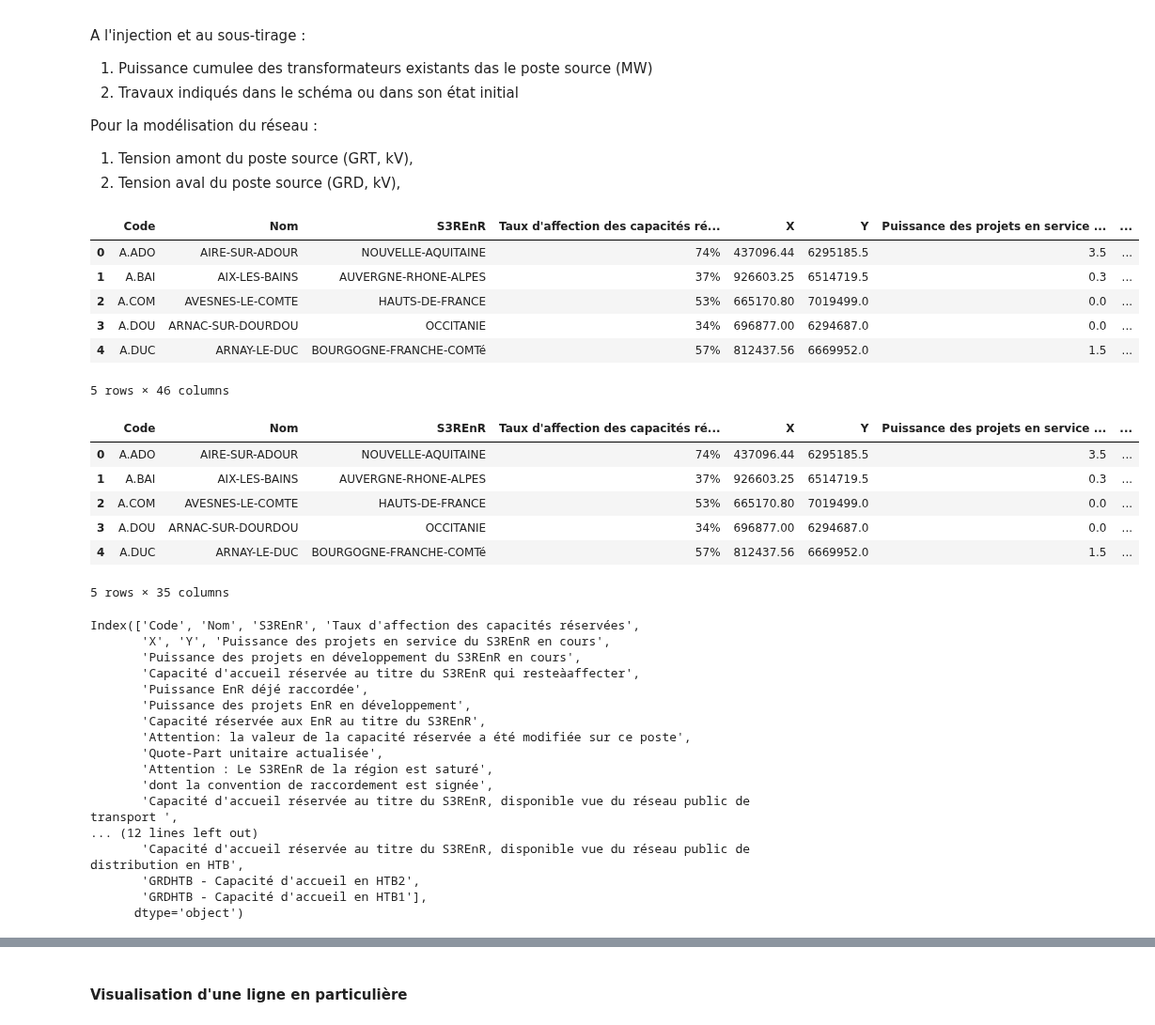
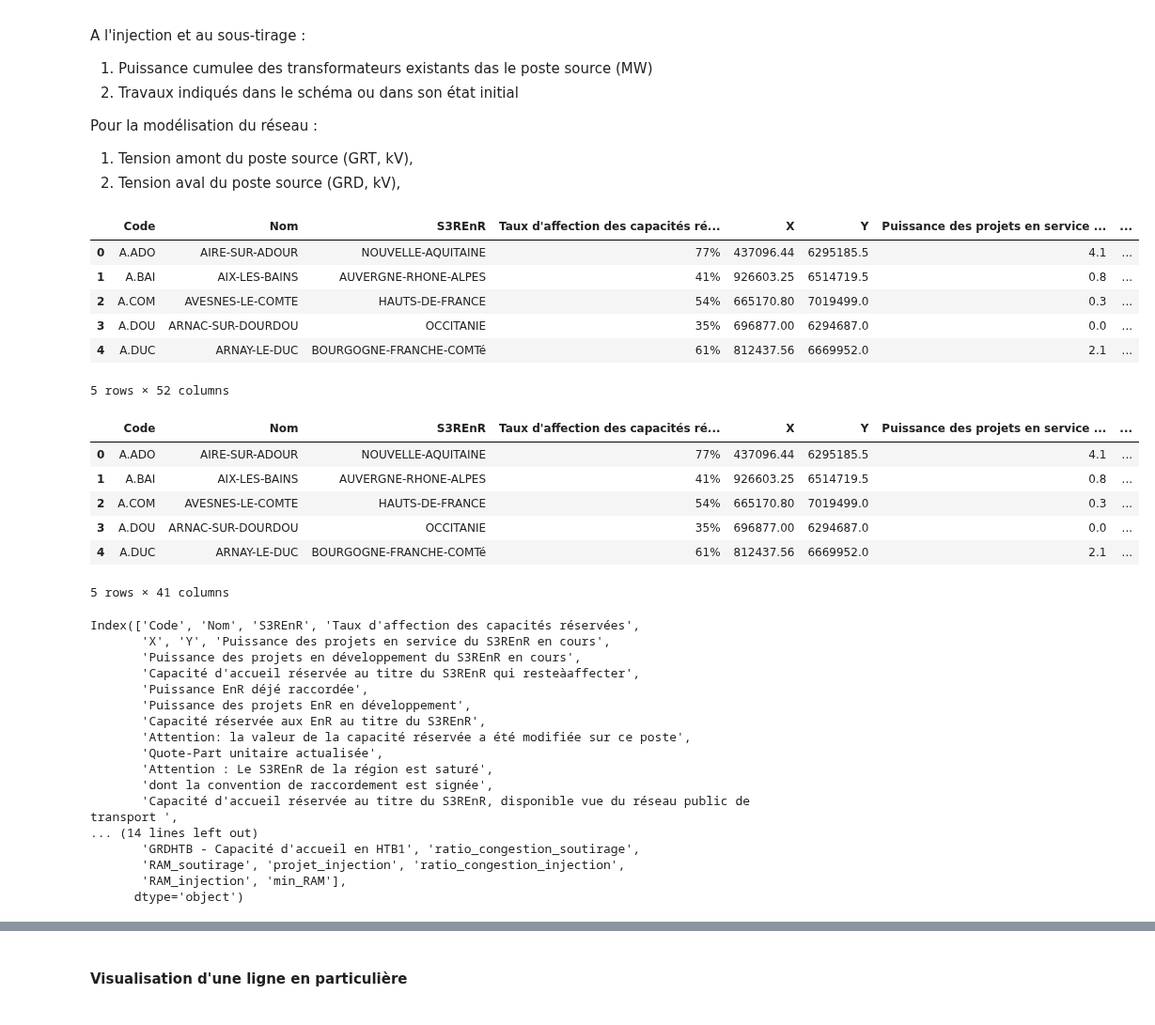
Before and after one commit to MattEclipse/congestion, a Jupyter notebook: notebooks/donnee_reseau.ipynb, the cells around one changed output, grey strips where cells are left out. Shown at 94% size. Saved outputs shown, nothing was run; the diff lists cells and outputs as text; code cells hidden in the pictures.

```diff
--- a/notebooks/donnee_reseau.ipynb
+++ b/notebooks/donnee_reseau.ipynb
@@ -265,20 +259,20 @@ Pour la modélisation du réseau :
 1. Tension amont du poste source (GRT, kV),
 2. Tension aval du poste source (GRD, kV),
 # %%
-current_file = '2412_CapacitesDAccueil'
+current_file = '2501_CapacitesDAccueil'
 root = '/Users/matthiasmolenat/repos/congestion/data/'
 path_corrected_capa_accueil = f'{root}corrected_{current_file}.csv'
 
-df_capareseau = pd.read_csv(path_corrected_capa_accueil,delimiter=';')
+df_capareseau = pd.read_csv(path_corrected_capa_accueil,sep=',', index_col=0)
 df_capareseau.head()
 # %% [output]
 |  | Code | Nom | S3REnR | Taux d'affection des capacités ré... | X | Y | Puissance des projets en service ... | ... |
-| 0 | A.ADO | AIRE-SUR-ADOUR | NOUVELLE-AQUITAINE | 74% | 437096.44 | 6295185.5 | 3.5 | ... |
-| 1 | A.BAI | AIX-LES-BAINS | AUVERGNE-RHONE-ALPES | 37% | 926603.25 | 6514719.5 | 0.3 | ... |
-| 2 | A.COM | AVESNES-LE-COMTE | HAUTS-DE-FRANCE | 53% | 665170.80 | 7019499.0 | 0.0 | ... |
-| 3 | A.DOU | ARNAC-SUR-DOURDOU | OCCITANIE | 34% | 696877.00 | 6294687.0 | 0.0 | ... |
-| 4 | A.DUC | ARNAY-LE-DUC | BOURGOGNE-FRANCHE-COMTé | 57% | 812437.56 | 6669952.0 | 1.5 | ... |
+| 0 | A.ADO | AIRE-SUR-ADOUR | NOUVELLE-AQUITAINE | 77% | 437096.44 | 6295185.5 | 4.1 | ... |
+| 1 | A.BAI | AIX-LES-BAINS | AUVERGNE-RHONE-ALPES | 41% | 926603.25 | 6514719.5 | 0.8 | ... |
+| 2 | A.COM | AVESNES-LE-COMTE | HAUTS-DE-FRANCE | 54% | 665170.80 | 7019499.0 | 0.3 | ... |
+| 3 | A.DOU | ARNAC-SUR-DOURDOU | OCCITANIE | 35% | 696877.00 | 6294687.0 | 0.0 | ... |
+| 4 | A.DUC | ARNAY-LE-DUC | BOURGOGNE-FRANCHE-COMTé | 61% | 812437.56 | 6669952.0 | 2.1 | ... |
-5 rows × 46 columns
+5 rows × 52 columns
 # %%
 df_capareseau = df_capareseau[df_capareseau.columns[~df_capareseau.columns.str.endswith('.1')]]
 
@@ -292,12 +286,12 @@ df_capareseau = df_capareseau[df_capareseau["Capacité de transformation HTB/HTA
 df_capareseau.head()
 # %% [output]
 |  | Code | Nom | S3REnR | Taux d'affection des capacités ré... | X | Y | Puissance des projets en service ... | ... |
-| 0 | A.ADO | AIRE-SUR-ADOUR | NOUVELLE-AQUITAINE | 74% | 437096.44 | 6295185.5 | 3.5 | ... |
-| 1 | A.BAI | AIX-LES-BAINS | AUVERGNE-RHONE-ALPES | 37% | 926603.25 | 6514719.5 | 0.3 | ... |
-| 2 | A.COM | AVESNES-LE-COMTE | HAUTS-DE-FRANCE | 53% | 665170.80 | 7019499.0 | 0.0 | ... |
-| 3 | A.DOU | ARNAC-SUR-DOURDOU | OCCITANIE | 34% | 696877.00 | 6294687.0 | 0.0 | ... |
-| 4 | A.DUC | ARNAY-LE-DUC | BOURGOGNE-FRANCHE-COMTé | 57% | 812437.56 | 6669952.0 | 1.5 | ... |
+| 0 | A.ADO | AIRE-SUR-ADOUR | NOUVELLE-AQUITAINE | 77% | 437096.44 | 6295185.5 | 4.1 | ... |
+| 1 | A.BAI | AIX-LES-BAINS | AUVERGNE-RHONE-ALPES | 41% | 926603.25 | 6514719.5 | 0.8 | ... |
+| 2 | A.COM | AVESNES-LE-COMTE | HAUTS-DE-FRANCE | 54% | 665170.80 | 7019499.0 | 0.3 | ... |
+| 3 | A.DOU | ARNAC-SUR-DOURDOU | OCCITANIE | 35% | 696877.00 | 6294687.0 | 0.0 | ... |
+| 4 | A.DUC | ARNAY-LE-DUC | BOURGOGNE-FRANCHE-COMTé | 61% | 812437.56 | 6669952.0 | 2.1 | ... |
-5 rows × 35 columns
+5 rows × 41 columns
 # %%
 df_capareseau.columns
 # %% [output]
@@ -313,10 +307,10 @@ Index(['Code', 'Nom', 'S3REnR', 'Taux d'affection des capacités réservées',
        'Attention : Le S3REnR de la région est saturé',
        'dont la convention de raccordement est signée',
        'Capacité d'accueil réservée au titre du S3REnR, disponible vue du réseau public de transport ',
-... (12 lines left out)
-       'Capacité d'accueil réservée au titre du S3REnR, disponible vue du réseau public de distribution en HTB',
-       'GRDHTB - Capacité d'accueil en HTB2',
-       'GRDHTB - Capacité d'accueil en HTB1'],
+... (14 lines left out)
+       'GRDHTB - Capacité d'accueil en HTB1', 'ratio_congestion_soutirage',
+       'RAM_soutirage', 'projet_injection', 'ratio_congestion_injection',
+       'RAM_injection', 'min_RAM'],
       dtype='object')
 # %%
 df_capareseau[["Capacité réservée aux EnR au titre du S3REnR", "Capacité d'accueil réservée au titre du S3REnR, disponible vue du réseau public de transport ","Capacité de transformation HTB/HTA restante disponible pour l'injection sur le réseau public de distribution", "Puissance cumulée des transformateurs existants", "Puissance en file d'attente hors S3REnR majorée de la capacité réservée du S3REnR"]].head(20)
```
Also changed, not shown: parts of 16 cells of this notebook, 8 other files.
